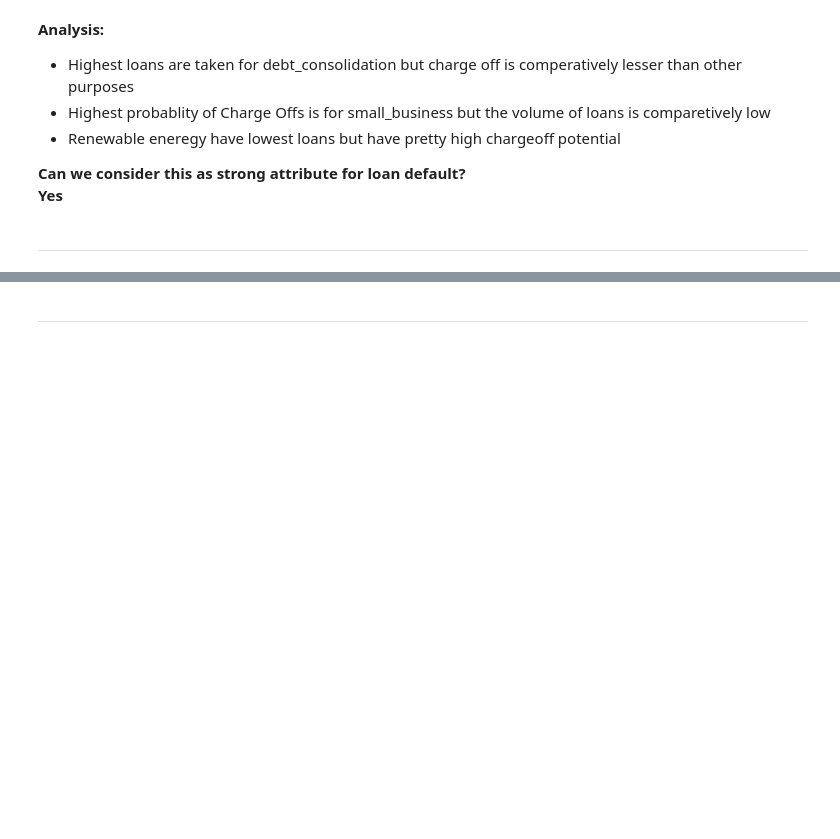
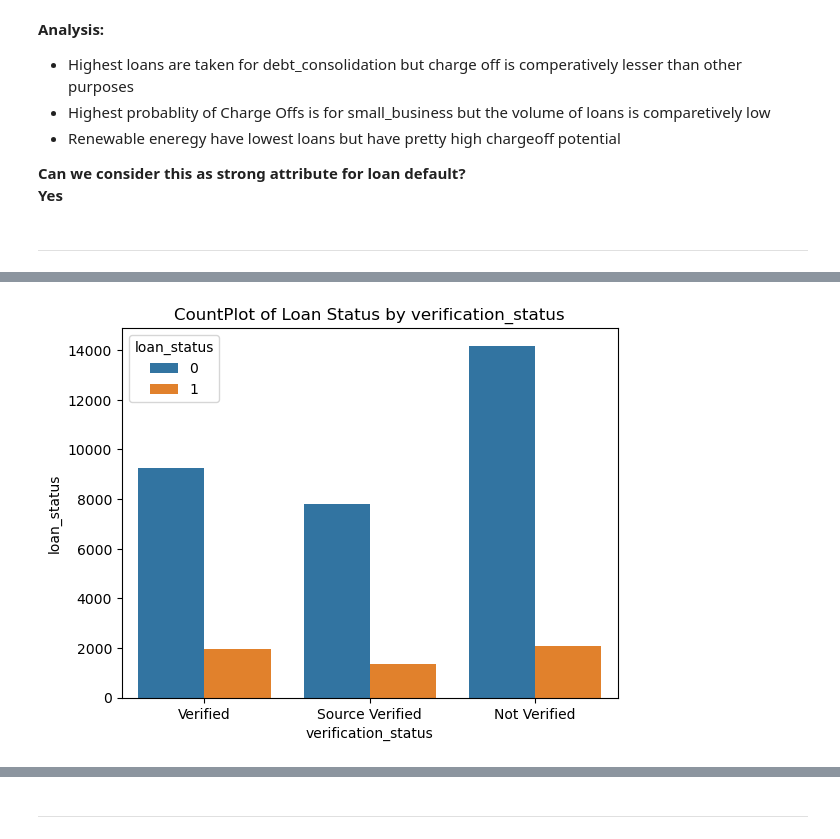
Before and after one commit to vikrampawar88/LendingClub-Case-Study, a Jupyter notebook: Vikram_Pawar.ipynb, the cells around one changed output, grey strips where cells are left out. Cells and saved outputs as stored; diff of their text form; code cells hidden in the pictures; blank space fills up the shorter version.

```diff
--- a/Vikram_Pawar.ipynb
+++ b/Vikram_Pawar.ipynb
@@ -1550,10 +1586,21 @@ def bivariate_analysis_vs_loanstatus(column, xtick_rotation=0):
     plt.show()
 
 
-#     sns.barplot(x=loan_data[column], y=loan_data['loan_status'], ci=None)
-#     plt.xlabel(column)
-#     plt.ylabel('Loan Status')
-#     plt.title('Comparison of Loan Status by '+str(column))
-#     plt.show()
+# Function used to see the boxplot of column vs loan_status
+def bivariate_analysis_vs_loanstatus_boxplot(column, xtick_rotation=0):
+
+    sns.boxplot(x=loan_data[column], y=loan_data["loan_status"])
+    plt.xlabel(column)
+    plt.ylabel("loan_status")
+    plt.show()
+
+# Function used to see the countplot of column vs loan_status
+def bivariate_analysis_vs_loanstatus_countplot(column, xtick_rotation=0):
+
+    sns.countplot(data=loan_data, x=column, hue='loan_status')
+    plt.xlabel(column)
+    plt.ylabel('loan_status')
+    plt.title('CountPlot of Loan Status by '+str(column))
+    plt.show()
 # %% [markdown]
 -----
@@ -1646,0 +1702,4 @@ __Yes__
+# %%
+bivariate_analysis_vs_loanstatus_countplot('verification_status')
+# %% [output]
+[figure, added]
```
Also changed, not shown: parts of 51 cells of this notebook.
